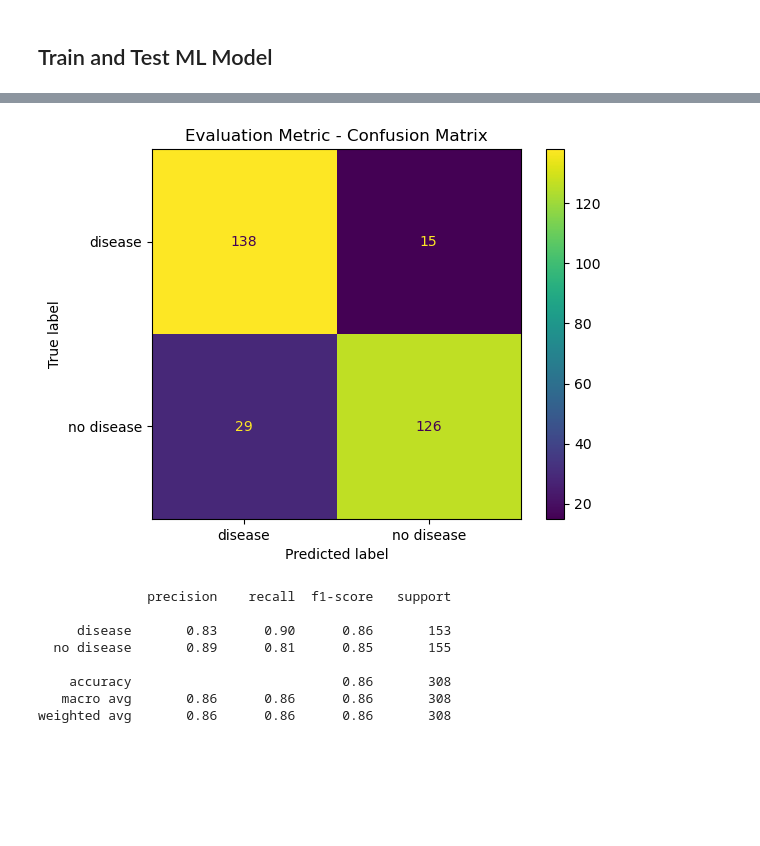
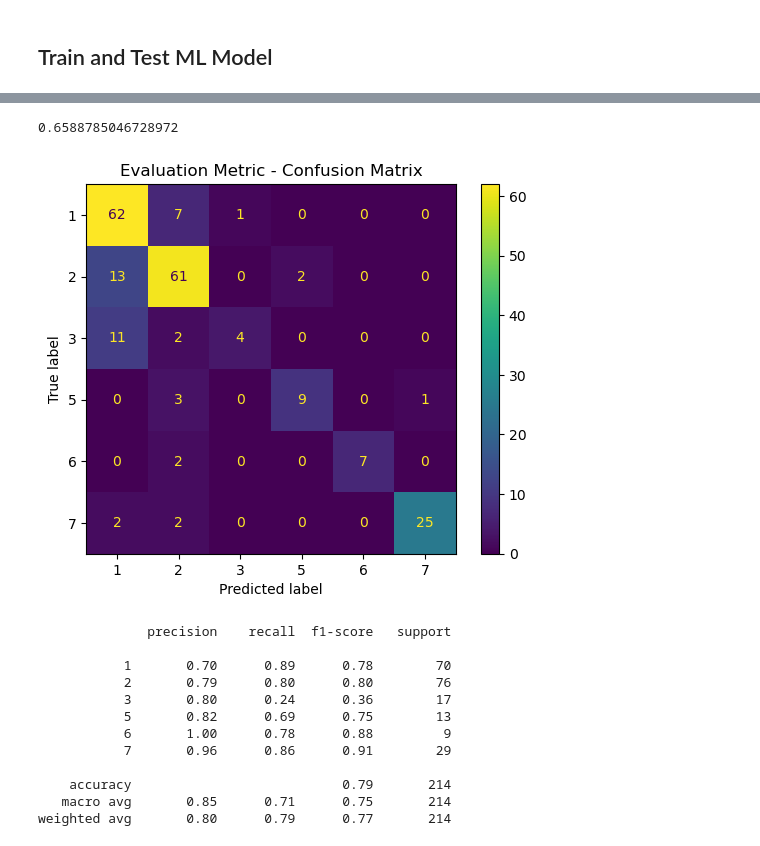
Before and after one commit to notfakearcher/julian, a Jupyter notebook: 01_topics/machine_learning/supervised_learning/classification/k_nearest_neighbors_01.ipynb, the cells around one changed output, grey strips where cells are left out. Drawn from its saved outputs; the diff is of its cells as text; code cells hidden in the pictures; blank space fills up the shorter version.

Commit message:
2023_12_22_16_30 updates for k_nearest_neighbors_01 (need to fix cross validation later)

```diff
--- a/01_topics/machine_learning/supervised_learning/classification/k_nearest_neighbors_01.ipynb
+++ b/01_topics/machine_learning/supervised_learning/classification/k_nearest_neighbors_01.ipynb
@@ -442,10 +454,10 @@ array(['X01', 'X03', 'X05', 'X08', 'X10', 'X12', 'X13'], dtype=object)
 # %%
 # X_cols to include after feature selection
 # X_include = X_cols
-# X_include = X_cols_var_threshold
+X_include = X_cols_var_threshold
 # X_include = X_cols_k_best
 # X_include = X_cols_rfe
 # X_include = X_cols_lasso
-X_include = X_cols_rf
+# X_include = X_cols_rf
 len(X_include)
 # %% [output]
@@ -469,36 +478,54 @@ myfit = LogisticRegression(
+# %%
+# initialize k-Nearest Neighbor model
+myfit = KNeighborsClassifier(
+  n_neighbors = 5,
+  algorithm = 'auto'
+)
+# %%
+# evaluate model
+scores = cross_val_score(myfit, X, y, scoring = 'f1_macro', cv=cv, n_jobs = 1)
+# scores = cross_validate(myfit, X, y, scoring = ('f1_macro', 'accuracy'), cv=cv, n_jobs = 1, return_train_score=True)
+# scores
+np.mean(scores)
+# %% [output]
+0.6588785046728972
 # %%
 # fit model
-temp = myfit.fit(X_train, y_train)
+temp = myfit.fit(X, y)
 # %%
 # get predictions on test data
-y_hat = myfit.predict(X_test)
+y_hat = myfit.predict(X)
 # %%
 # model evaluation - confusion matrix
 
 # get confusion matrix
 cm = confusion_matrix(
-  y_true = y_test,
+  y_true = y,
   y_pred = y_hat
 )
 
 # show confusion matrix visual
 labels = myfit.classes_
 p1 = ConfusionMatrixDisplay(confusion_matrix = cm, display_labels = labels)
 p1.plot()
 plt.title('Evaluation Metric - Confusion Matrix')
 plt.show()
 # %% [output]
-[figure, old version]
+[figure, new version]
 # %%
 # model evaluation - recall, precision , F1-score
-metric_report = classification_report(y_true = y_test, y_pred = y_hat, output_dict = False)
+metric_report = classification_report(y_true = y, y_pred = y_hat, output_dict = False)
 print(metric_report)
 # %% [output]
               precision    recall  f1-score   support
 
-     disease       0.83      0.90      0.86       153
-  no disease       0.89      0.81      0.85       155
+           1       0.70      0.89      0.78        70
+           2       0.79      0.80      0.80        76
+           3       0.80      0.24      0.36        17
+           5       0.82      0.69      0.75        13
+           6       1.00      0.78      0.88         9
+           7       0.96      0.86      0.91        29
 
-    accuracy                           0.86       308
-   macro avg       0.86      0.86      0.86       308
-weighted avg       0.86      0.86      0.86       308
+    accuracy                           0.79       214
+   macro avg       0.85      0.71      0.75       214
+weighted avg       0.80      0.79      0.77       214
```
Also changed, not shown: parts of 33 cells of this notebook.
